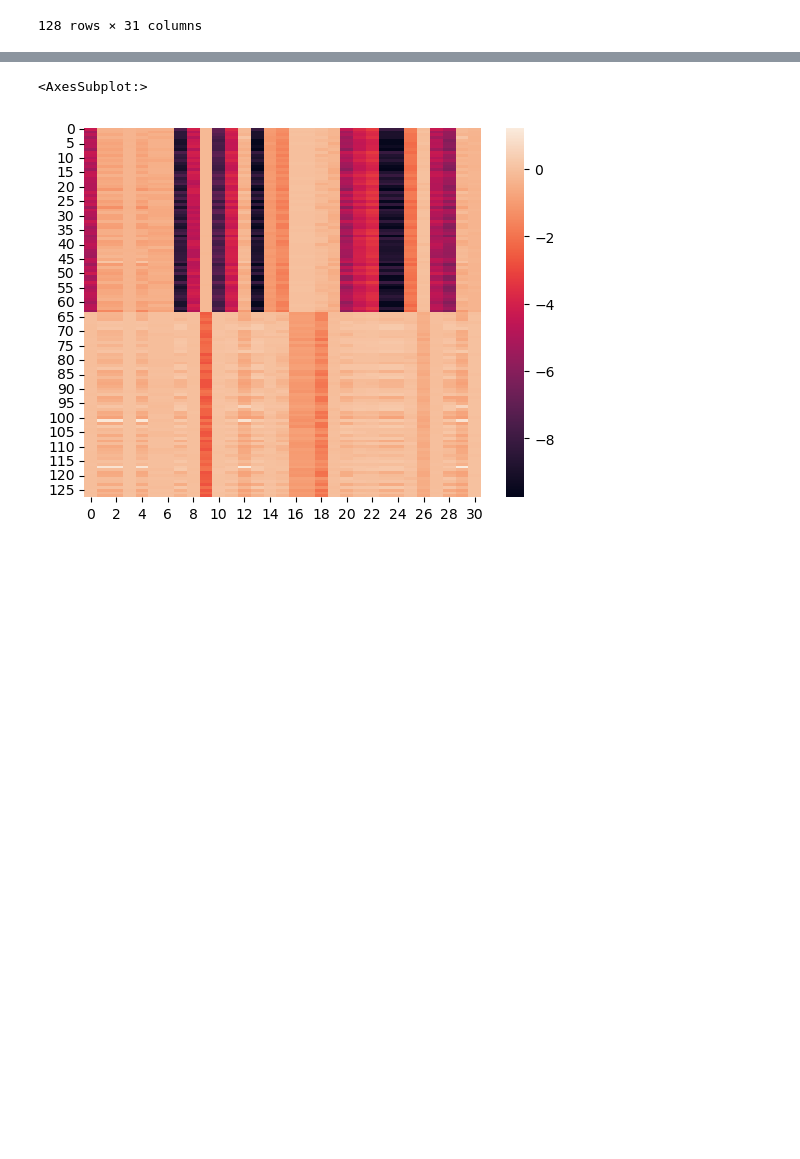
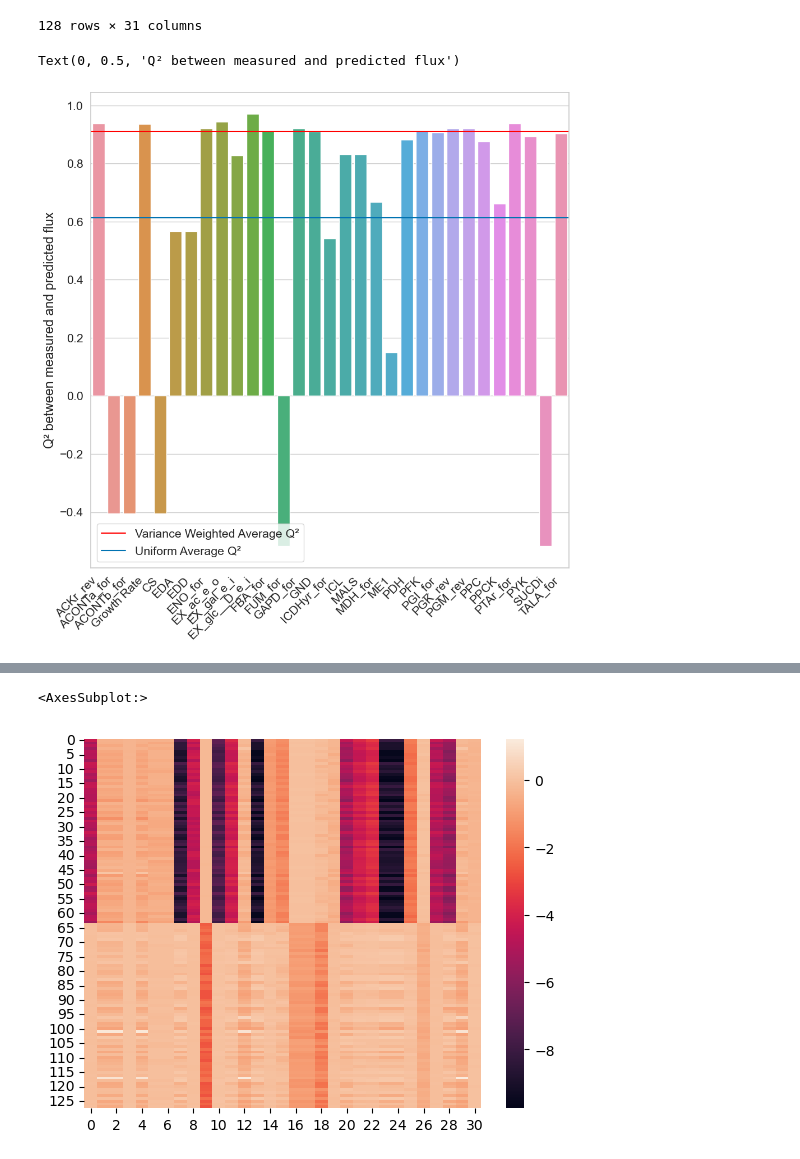
Before and after one commit to leonfaure/amn_benchmark, a Jupyter notebook: rijs_2011/rijs_2011_final.ipynb, the cells around one changed output, grey strips where cells are left out. Cells and saved outputs as stored; diff of their text form; code cells hidden in the pictures; blank space fills up the shorter version.

```diff
--- a/rijs_2011/rijs_2011_final.ipynb
+++ b/rijs_2011/rijs_2011_final.ipynb
@@ -104,6 +150,41 @@ true_df
 | 126 | 5.81 | 1.92 | 1.92 | 0.53 | 1.92 | 0.18 | 0.18 | 12.93 | 5.64 | ... |
 | 127 | 2.51 | 0.92 | 0.92 | 0.35 | 0.92 | 0.12 | 0.12 | 6.62 | 2.36 | ... |
 128 rows × 31 columns
+# %%
+var_weighted = r2_score(true_df.values, mean_xgb_pred_df.values, multioutput='variance_weighted')
+uniform = r2_score(true_df.values, mean_xgb_pred_df.values, multioutput='uniform_average')
+
+Q2s = []
+labels = []
+
+for flux in true_df.columns:
+    TRUE = true_df[flux]
+    PRED = mean_xgb_pred_df[flux]
+
+    if "MEASURE" in flux:
+        label = str(flux)[:-8]
+    else:
+        label = str(flux)
+
+    if "BIOMASS" in flux:
+        label="Growth Rate"
+
+    Q2s.append(r2_score(TRUE, PRED))
+    labels.append(label)
+
+sns.set(font='arial', palette="colorblind", style="whitegrid", font_scale=1.4, rc={'figure.figsize':(11,11)})
+# fig, ax = plt.subplots(figsize=(12, 8))
+
+g = sns.barplot(x=labels, y=Q2s)
+g.axhline(var_weighted, label="Variance Weighted Average Q²", color="red")
+g.axhline(uniform, label="Uniform Average Q²")
+g.legend(loc='best')
+plt.xticks(rotation=45, ha='right')
+plt.ylabel("Q² between measured and predicted flux")
+# plt.xlabel("Flux")
+# %% [output]
+Text(0, 0.5, 'Q² between measured and predicted flux')
+[figure, added]
 # %%
 for flux in true_df.columns:
     TRUE = true_df[flux]
```
Also changed, not shown: parts of 6 cells of this notebook.
